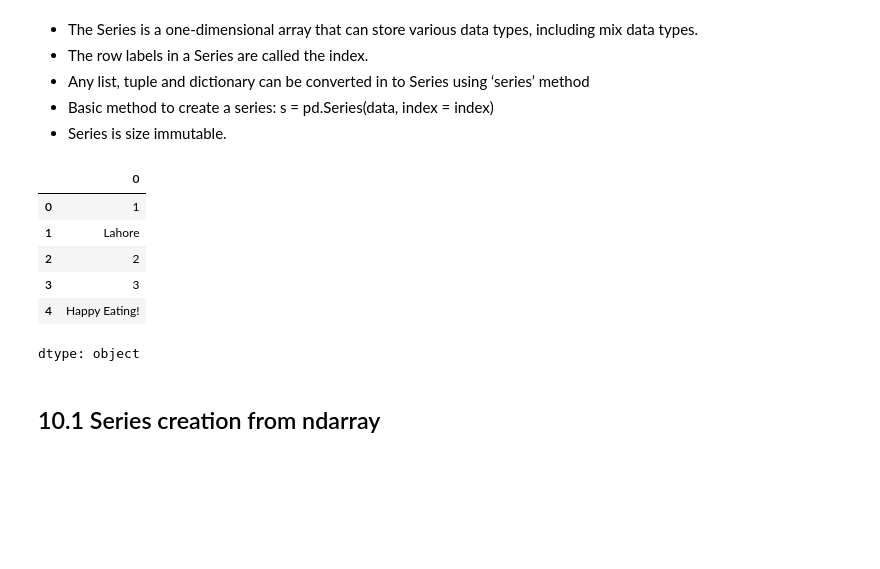
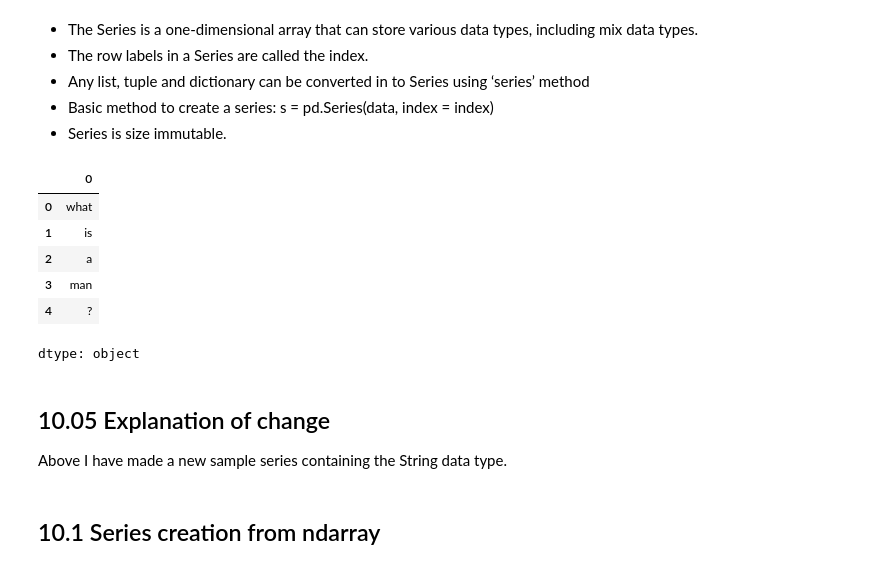
Before and after one commit to IAT-ExploringAI-2025/Week1-Intro-to-Python, a Jupyter notebook: introduction_to_python.ipynb, the cells around one changed output. Cells and saved outputs as stored; diff of their text form; code cells hidden in the pictures; blank space fills up the shorter version.

```diff
--- a/introduction_to_python.ipynb
+++ b/introduction_to_python.ipynb
@@ -888,15 +888,23 @@ These data structures are built on top of Numpy array, which means they are fast
 # %%
 import pandas as pd
 s = pd.Series([1, 'Lahore', 2, 3, 'Happy Eating!'])
 s
+
+# NEW THING AS EXPLAINED IN 10.05:
+newSeries = pd.Series(["what", "is", "a", "man", "?"])
+newSeries
 # %% [output]
 |  | 0 |
-| 0 | 1 |
-| 1 | Lahore |
-| 2 | 2 |
-| 3 | 3 |
-| 4 | Happy Eating! |
+| 0 | what |
+| 1 | is |
+| 2 | a |
+| 3 | man |
+| 4 | ? |
 dtype: object
+# %% [markdown]
+## 10.05 Explanation of change
+
+Above I have made a new sample series containing the String data type.
 # %% [markdown]
 ## 10.1 Series creation from ndarray
 # %% [markdown]
```
Also changed, not shown: parts of 5 cells of this notebook.
